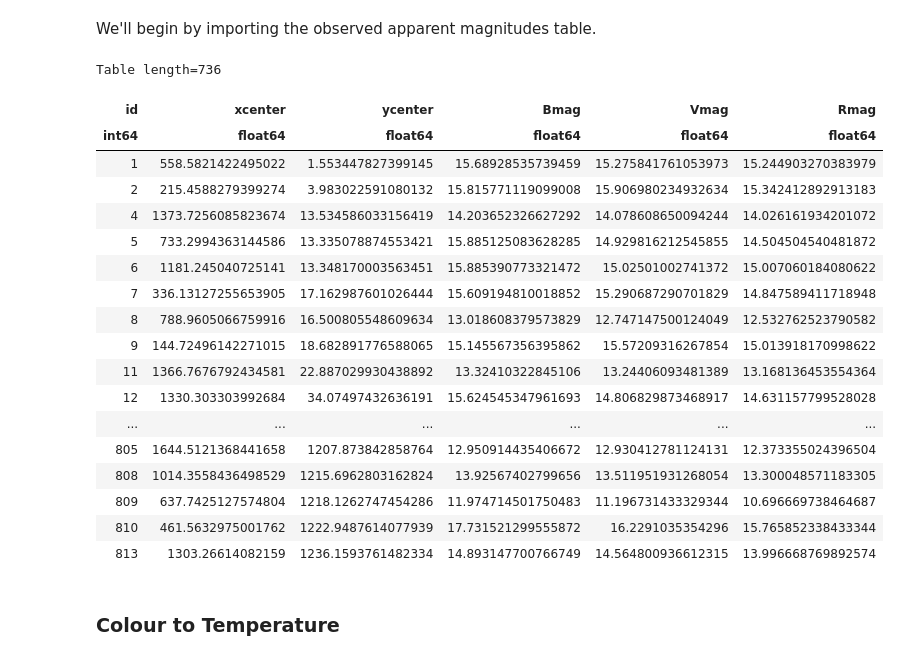
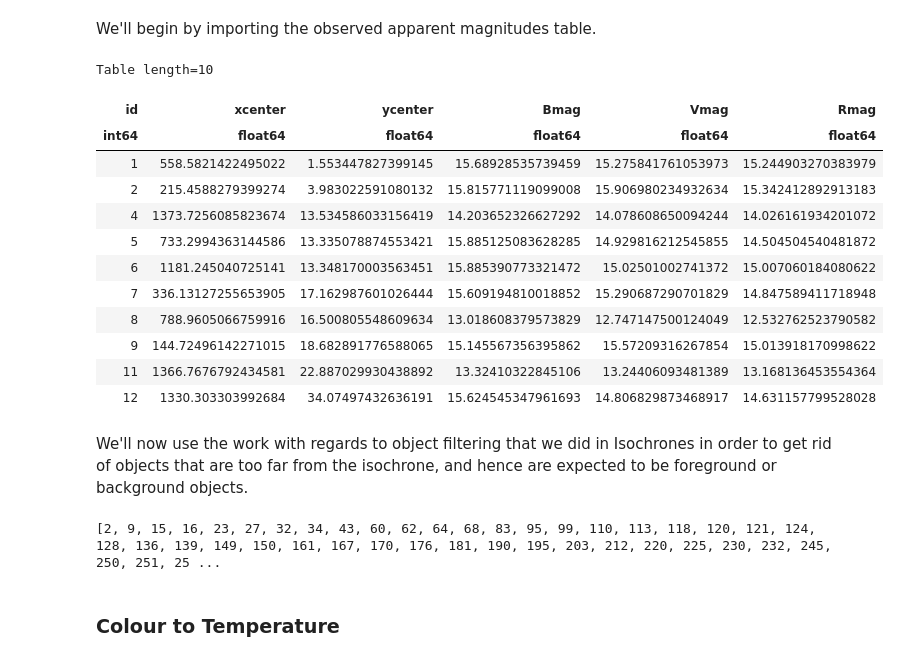
Before and after one commit to cedliang/ASP3231-Project-NGC-3293-, a Jupyter notebook: src/masses.ipynb, the cells around one changed output. Saved outputs shown, nothing was run; the diff lists cells and outputs as text; code cells hidden in the pictures.

```diff
--- a/src/masses.ipynb
+++ b/src/masses.ipynb
@@ -18,27 +19,32 @@ warnings.filterwarnings('ignore')
 ROOT_PATH = os.path.normpath(os.getcwd() + os.sep + os.pardir)
 # %%
 mag_table = astropy.table.Table.read('obj_magnitudes.ecsv')
-mag_table
+mag_table[:10]
 # %% [output]
-Table length=736
+Table length=10
 | id | xcenter | ycenter | Bmag | Vmag | Rmag |
 | int64 | float64 | float64 | float64 | float64 | float64 |
 | 1 | 558.5821422495022 | 1.553447827399145 | 15.68928535739459 | 15.275841761053973 | 15.244903270383979 |
 | 2 | 215.4588279399274 | 3.983022591080132 | 15.815771119099008 | 15.906980234932634 | 15.342412892913183 |
 | 4 | 1373.7256085823674 | 13.534586033156419 | 14.203652326627292 | 14.078608650094244 | 14.026161934201072 |
 | 5 | 733.2994363144586 | 13.335078874553421 | 15.885125083628285 | 14.929816212545855 | 14.504504540481872 |
 | 6 | 1181.245040725141 | 13.348170003563451 | 15.885390773321472 | 15.02501002741372 | 15.007060184080622 |
 | 7 | 336.13127255653905 | 17.162987601026444 | 15.609194810018852 | 15.290687290701829 | 14.847589411718948 |
 | 8 | 788.9605066759916 | 16.500805548609634 | 13.018608379573829 | 12.747147500124049 | 12.532762523790582 |
 | 9 | 144.72496142271015 | 18.682891776588065 | 15.145567356395862 | 15.57209316267854 | 15.013918170998622 |
 | 11 | 1366.7676792434581 | 22.887029930438892 | 13.32410322845106 | 13.24406093481389 | 13.168136453554364 |
 | 12 | 1330.303303992684 | 34.07497432636191 | 15.624545347961693 | 14.806829873468917 | 14.631157799528028 |
-| ... | ... | ... | ... | ... | ... |
-| 805 | 1644.5121368441658 | 1207.873842858764 | 12.950914435406672 | 12.930412781124131 | 12.373355024396504 |
-| 808 | 1014.3558436498529 | 1215.6962803162824 | 13.92567402799656 | 13.511951931268054 | 13.300048571183305 |
-| 809 | 637.7425127574804 | 1218.1262747454286 | 11.974714501750483 | 11.196731433329344 | 10.696669738464687 |
-| 810 | 461.5632975001762 | 1222.9487614077939 | 17.731521299555872 | 16.2291035354296 | 15.765852338433344 |
-| 813 | 1303.26614082159 | 1236.1593761482334 | 14.893147700766749 | 14.564800936612315 | 13.996668769892574 |
+# %% [markdown]
+We'll now use the work with regards to object filtering that we did in Isochrones in order to get rid of objects that are too far from the isochrone, and hence are expected to be foreground or background objects.
+# %%
+import json
+
+with open('removed_ids.dat', 'r') as f:
+    removed_ids = json.load(f)
+
+print(removed_ids)
+# %% [output]
+[2, 9, 15, 16, 23, 27, 32, 34, 43, 60, 62, 64, 68, 83, 95, 99, 110, 113, 118, 120, 121, 124, 128, 136, 139, 149, 150, 161, 167, 170, 176, 181, 190, 195, 203, 212, 220, 225, 230, 232, 245, 250, 251, 25 ...
 # %% [markdown]
 ### Colour to Temperature
 # %% [markdown]
```
Also changed, not shown: parts of 9 cells of this notebook, 1 other file.
